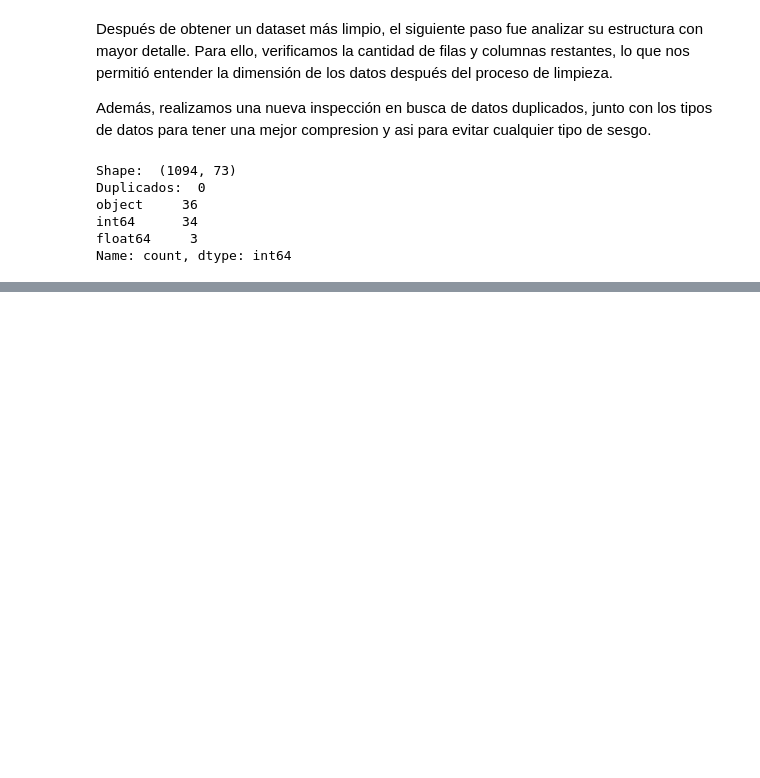
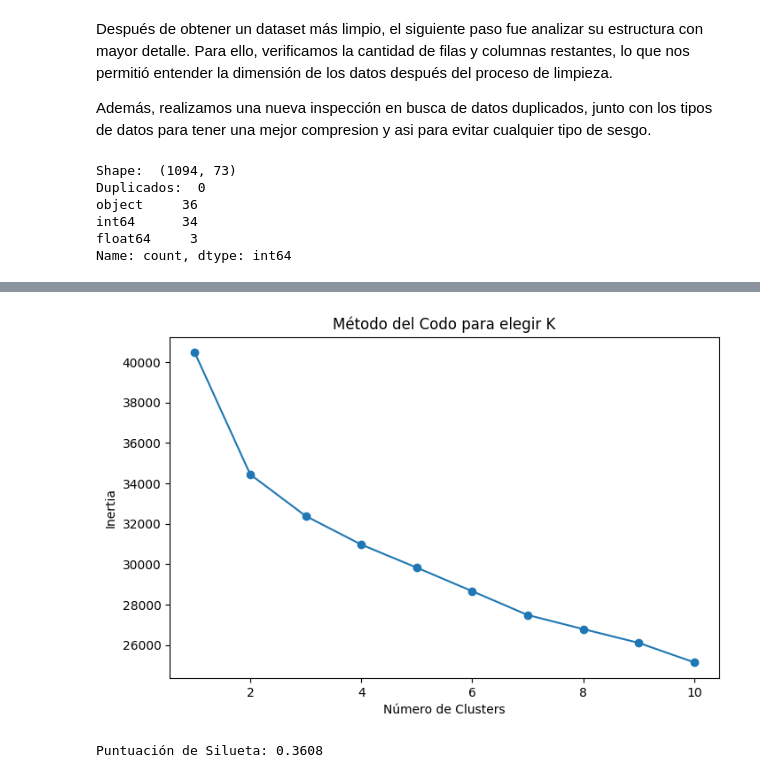
Before and after one commit to DanielRasho/MD-Proyecto2, a Jupyter notebook: main.ipynb, the cells around one changed output, grey strips where cells are left out. Drawn from its saved outputs; the diff is of its cells as text; code cells hidden in the pictures; blank space fills up the shorter version.

```diff
--- a/main.ipynb
+++ b/main.ipynb
@@ -90,0 +121,22 @@ Name: count, dtype: int64
+# %%
+scaler = StandardScaler()
+df_scaled = scaler.fit_transform(df_numeric)
+df_scaled = pd.DataFrame(df_scaled, columns=df_numeric.columns)
+# %%
+inertia = []
+K_range = range(1, 11)
+
+for k in K_range:
+    kmeans = KMeans(n_clusters=k, random_state=42, n_init=10)
+    kmeans.fit(df_scaled)
+    inertia.append(kmeans.inertia_)
+
+# Gráfica del "Elbow Method"
+plt.figure(figsize=(8,5))
+plt.plot(K_range, inertia, marker="o")
+plt.xlabel("Número de Clusters")
+plt.ylabel("Inertia")
+plt.title("Método del Codo para elegir K")
+plt.show()
+# %% [output]
+[figure, added]
@@ -90,0 +146,7 @@ Name: count, dtype: int64
+# %%
+from sklearn.metrics import silhouette_score
+
+silhouette_avg = silhouette_score(df_numeric, df_numeric["Cluster"])
+print(f"Puntuación de Silueta: {silhouette_avg:.4f}")
+# %% [output]
+Puntuación de Silueta: 0.3608
```
Also changed, not shown: parts of 20 cells of this notebook.
